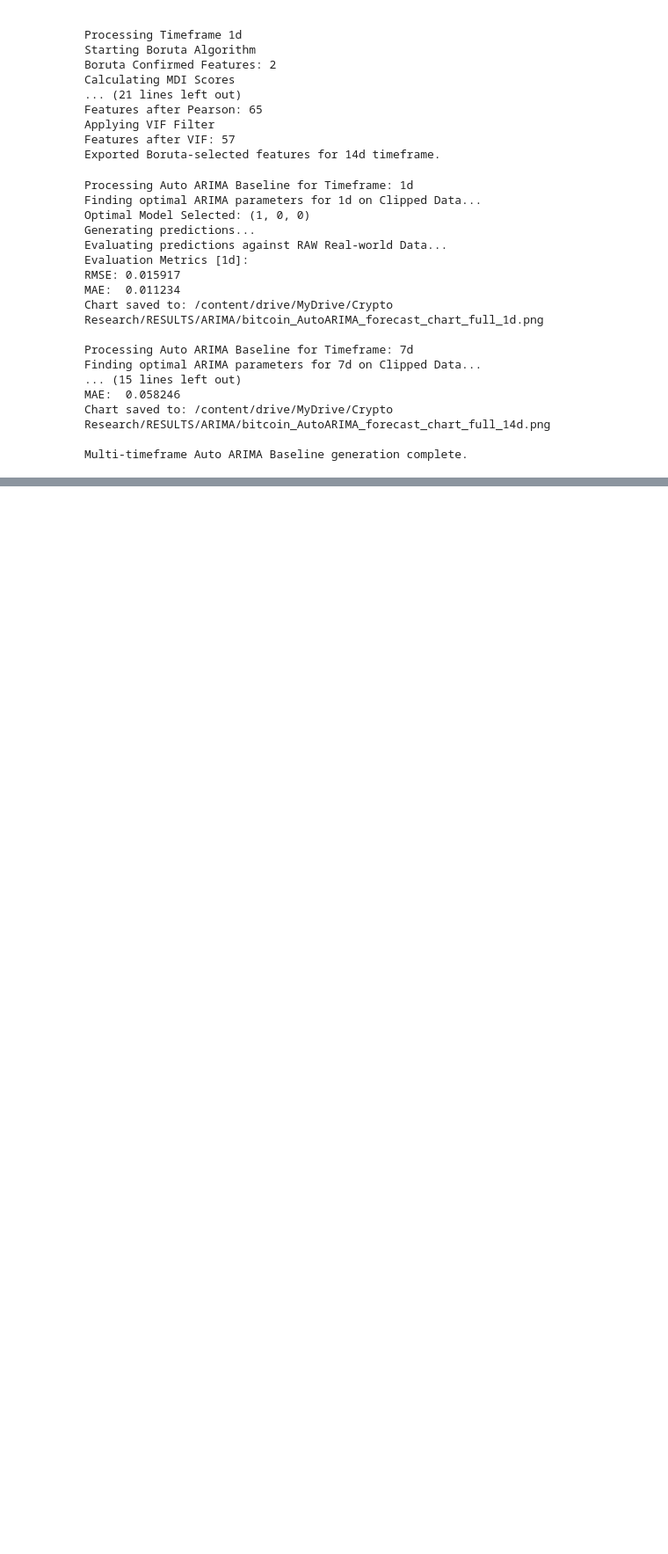
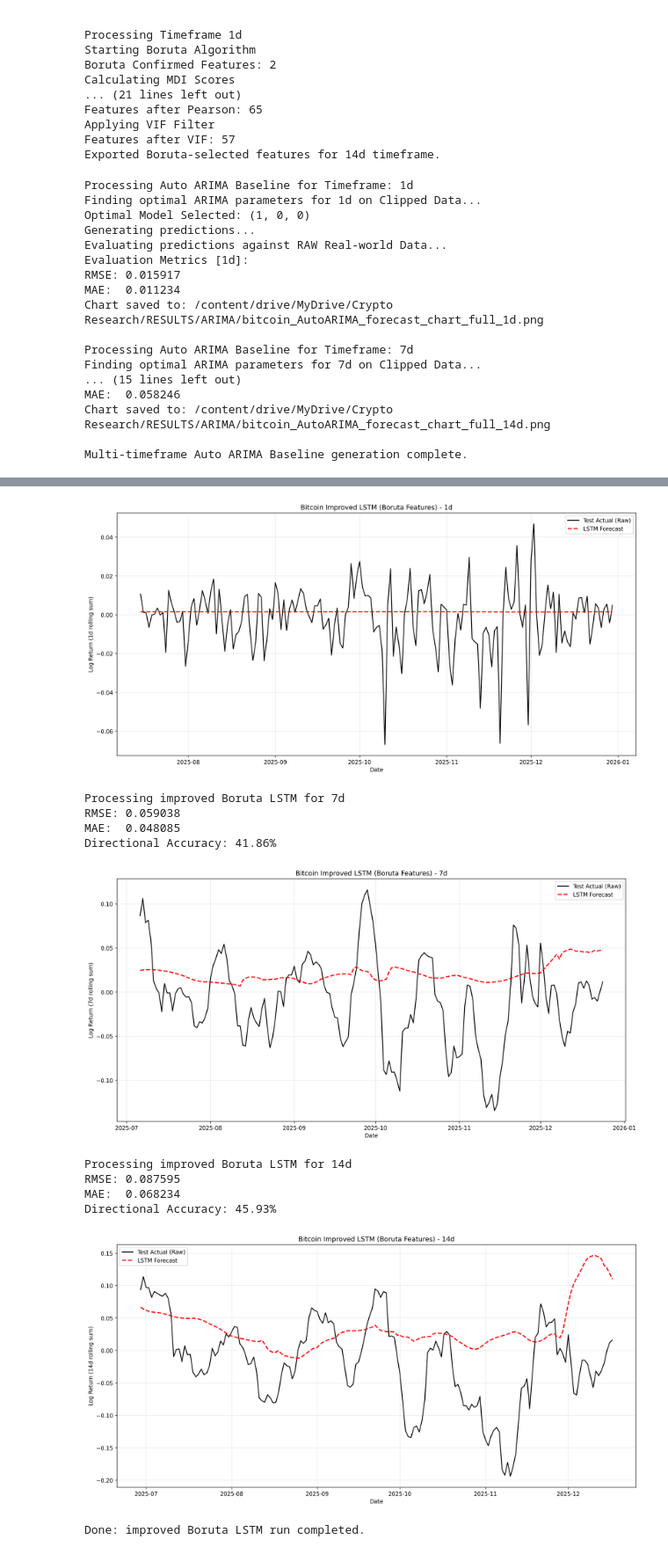
Before and after one commit to Gnoltd/BitcoinPredictionResearch, a Jupyter notebook: [CRYPTO]_TECHNICAL_INDICATORS.ipynb, the cells around one changed output, grey strips where cells are left out. Shown at 88% size. Saved outputs shown, nothing was run; the diff lists cells and outputs as text; code cells hidden in the pictures; blank space fills up the shorter version.

```diff
--- a/[CRYPTO]_TECHNICAL_INDICATORS.ipynb
+++ b/[CRYPTO]_TECHNICAL_INDICATORS.ipynb
@@ -1021,7 +1021,7 @@ coin = 'bitcoin'
 base_dir = '/content/drive/MyDrive/Crypto Research/DATA/Technical Indicators'
 prep_dir = os.path.join(base_dir, 'ProcessedData/TrainTest')
 features_dir = os.path.join(base_dir, 'Features Selection/BorutaSelected')
-output_dir = os.path.join(base_dir, 'RESULTS/LSTM_Boruta')
+output_dir = os.path.join('/content/drive/MyDrive/Crypto Research/RESULTS/LSTM_Boruta')
 os.makedirs(output_dir, exist_ok=True)
 
 # Sequence length for LSTM lookback
@@ -1188,0 +1189,12 @@ Multi-timeframe LSTM generation complete.
+[figure, added]
+Processing improved Boruta LSTM for 7d
+RMSE: 0.059038
+MAE:  0.048085
+Directional Accuracy: 41.86%
+[figure, added]
+Processing improved Boruta LSTM for 14d
+RMSE: 0.087595
+MAE:  0.068234
+Directional Accuracy: 45.93%
+[figure, added]
+Done: improved Boruta LSTM run completed.
```
Also changed, not shown: parts of 2 cells of this notebook.
